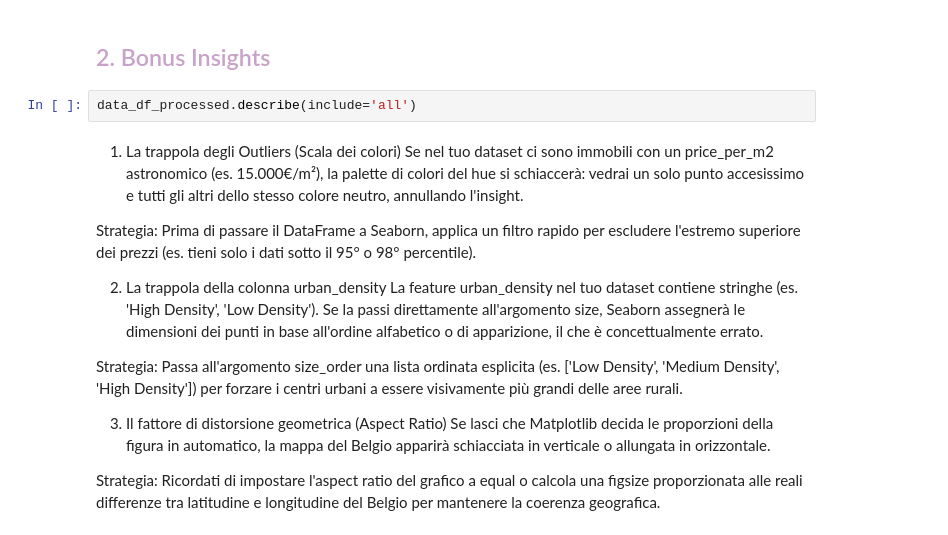
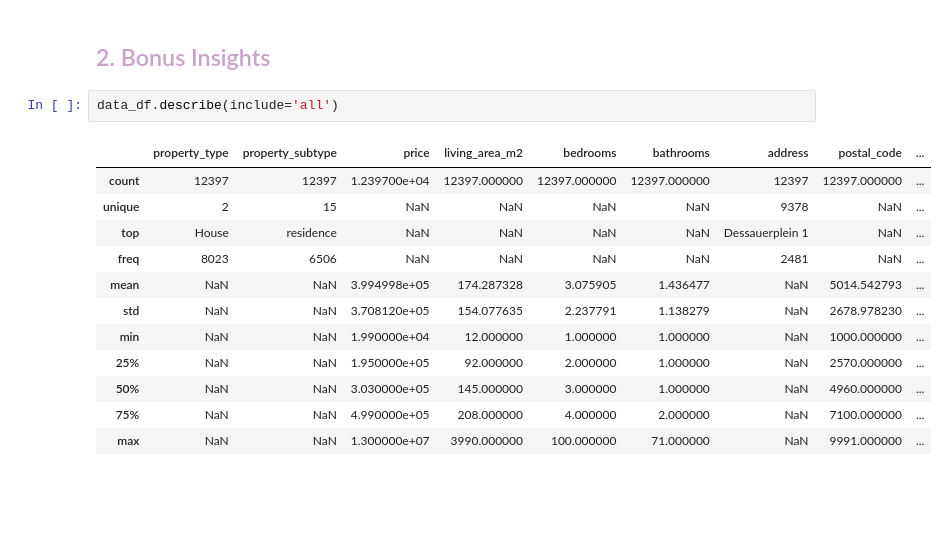
Before and after one commit to VictorCourtois135/immo-eliza-tigers-analysis, a Jupyter notebook: analysis/irene-visuals-nb.ipynb, the cells around one changed output. Saved outputs shown, nothing was run; the diff lists cells and outputs as text; blank space fills up the shorter version.

```diff
--- a/analysis/irene-visuals-nb.ipynb
+++ b/analysis/irene-visuals-nb.ipynb
@@ -498,19 +445,17 @@ print(f"Residual missings: {data_df.isna().sum().sum()}")
 # %% [markdown]
 ## <span style="color:#c8a2c8">2. Bonus Insights</span>
 # %%
-data_df_processed.describe(include='all')
+data_df.describe(include='all')
+# %% [output]
+|  | property_type | property_subtype | price | living_area_m2 | bedrooms | bathrooms | address | postal_code | ... |
+| count | 12397 | 12397 | 1.239700e+04 | 12397.000000 | 12397.000000 | 12397.000000 | 12397 | 12397.000000 | ... |
+| unique | 2 | 15 | NaN | NaN | NaN | NaN | 9378 | NaN | ... |
+| top | House | residence | NaN | NaN | NaN | NaN | Dessauerplein 1 | NaN | ... |
+| freq | 8023 | 6506 | NaN | NaN | NaN | NaN | 2481 | NaN | ... |
+| mean | NaN | NaN | 3.994998e+05 | 174.287328 | 3.075905 | 1.436477 | NaN | 5014.542793 | ... |
+| std | NaN | NaN | 3.708120e+05 | 154.077635 | 2.237791 | 1.138279 | NaN | 2678.978230 | ... |
+| min | NaN | NaN | 1.990000e+04 | 12.000000 | 1.000000 | 1.000000 | NaN | 1000.000000 | ... |
+| 25% | NaN | NaN | 1.950000e+05 | 92.000000 | 2.000000 | 1.000000 | NaN | 2570.000000 | ... |
+| 50% | NaN | NaN | 3.030000e+05 | 145.000000 | 3.000000 | 1.000000 | NaN | 4960.000000 | ... |
+| 75% | NaN | NaN | 4.990000e+05 | 208.000000 | 4.000000 | 2.000000 | NaN | 7100.000000 | ... |
+| max | NaN | NaN | 1.300000e+07 | 3990.000000 | 100.000000 | 71.000000 | NaN | 9991.000000 | ... |
-# %% [markdown]
-1. La trappola degli Outliers (Scala dei colori)
-Se nel tuo dataset ci sono immobili con un price_per_m2 astronomico (es. 15.000€/m²), la palette di colori del hue si schiaccerà: vedrai un solo punto accesissimo e tutti gli altri dello stesso colore neutro, annullando l'insight.
-
-Strategia: Prima di passare il DataFrame a Seaborn, applica un filtro rapido per escludere l'estremo superiore dei prezzi (es. tieni solo i dati sotto il 95° o 98° percentile).
-
-2. La trappola della colonna urban_density
-La feature urban_density nel tuo dataset contiene stringhe (es. 'High Density', 'Low Density'). Se la passi direttamente all'argomento size, Seaborn assegnerà le dimensioni dei punti in base all'ordine alfabetico o di apparizione, il che è concettualmente errato.
-
-Strategia: Passa all'argomento size_order una lista ordinata esplicita (es. ['Low Density', 'Medium Density', 'High Density']) per forzare i centri urbani a essere visivamente più grandi delle aree rurali.
-
-3. Il fattore di distorsione geometrica (Aspect Ratio)
-Se lasci che Matplotlib decida le proporzioni della figura in automatico, la mappa del Belgio apparirà schiacciata in verticale o allungata in orizzontale.
-
-Strategia: Ricordati di impostare l'aspect ratio del grafico a equal o calcola una figsize proporzionata alle reali differenze tra latitudine e longitudine del Belgio per mantenere la coerenza geografica.
```
Also changed, not shown: parts of 12 cells of this notebook, 11 other files.
